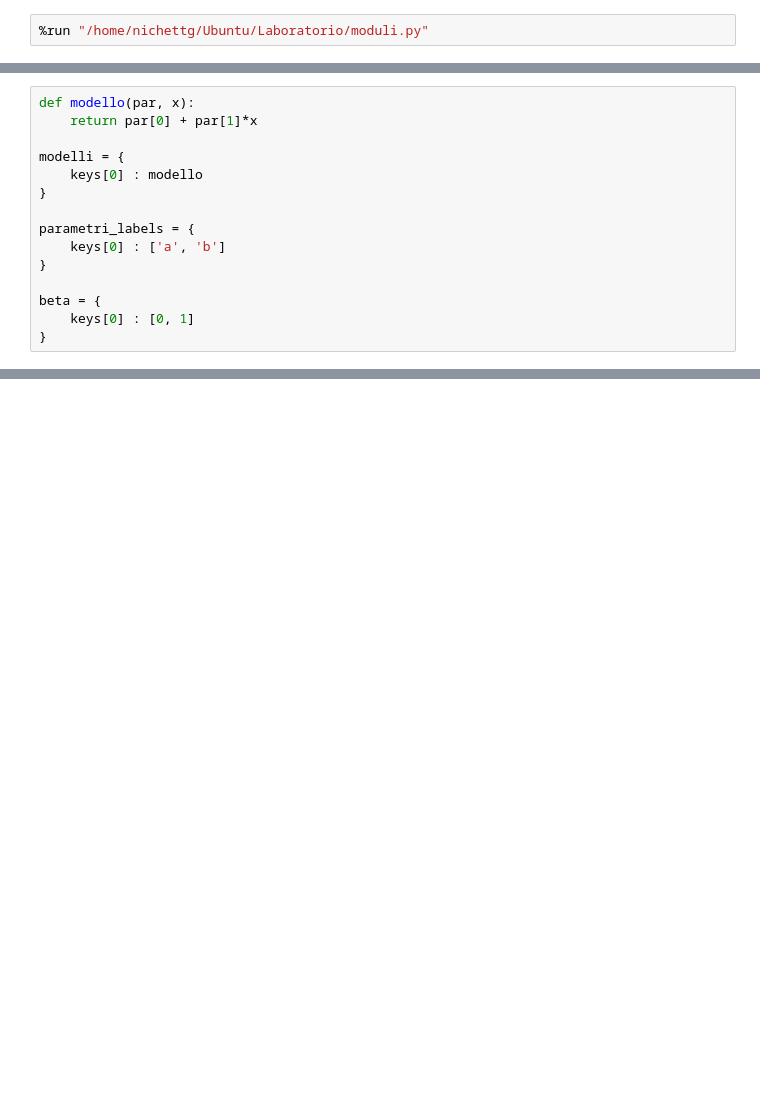
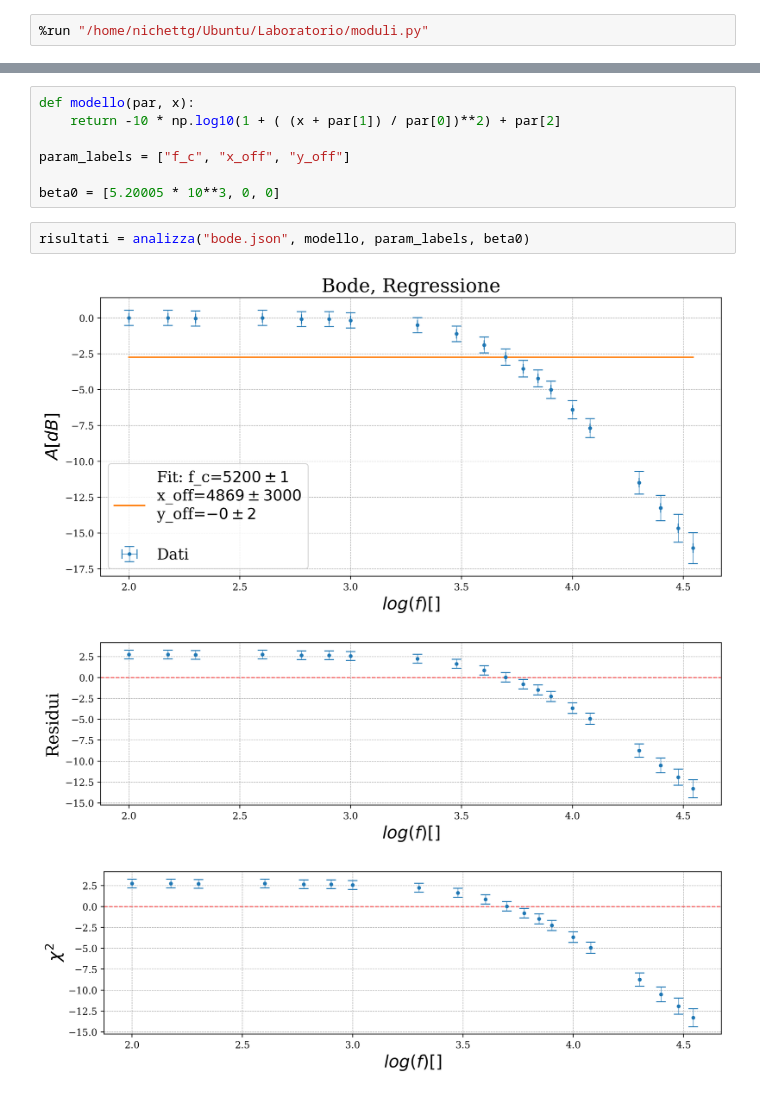
Before and after one commit to nichettg/Codici, a Jupyter notebook: 6. RC Dominio Frequenza/bode.ipynb, the cells around one changed output, grey strips where cells are left out. Saved outputs shown, nothing was run; the diff lists cells and outputs as text; blank space fills up the shorter version.

```diff
--- a/6. RC Dominio Frequenza/bode.ipynb
+++ b/6. RC Dominio Frequenza/bode.ipynb
@@ -41,15 +2,0 @@ for key in keys:
-# %%
-def modello(par, x):
-    return par[0] + par[1]*x
-
-modelli = {
-    keys[0] : modello
-}
-
-parametri_labels = {
-    keys[0] : ['a', 'b']
-}
-
-beta = {
-    keys[0] : [0, 1]
-}
@@ -407,0 +53,13 @@ if not confronto:
+# %%
+def modello(par, x):
+    return -10 * np.log10(1 + ( (x + par[1]) / par[0])**2) + par[2]
+
+param_labels = ["f_c", "x_off", "y_off"]
+
+beta0 = [5.20005 * 10**3, 0, 0]
+# %%
+risultati = analizza("bode.json", modello, param_labels, beta0)
+# %% [output]
+[figure, added]
+[figure, added]
+[figure, added]
```
Also changed, not shown: parts of 21 cells of this notebook, 54 other files.
